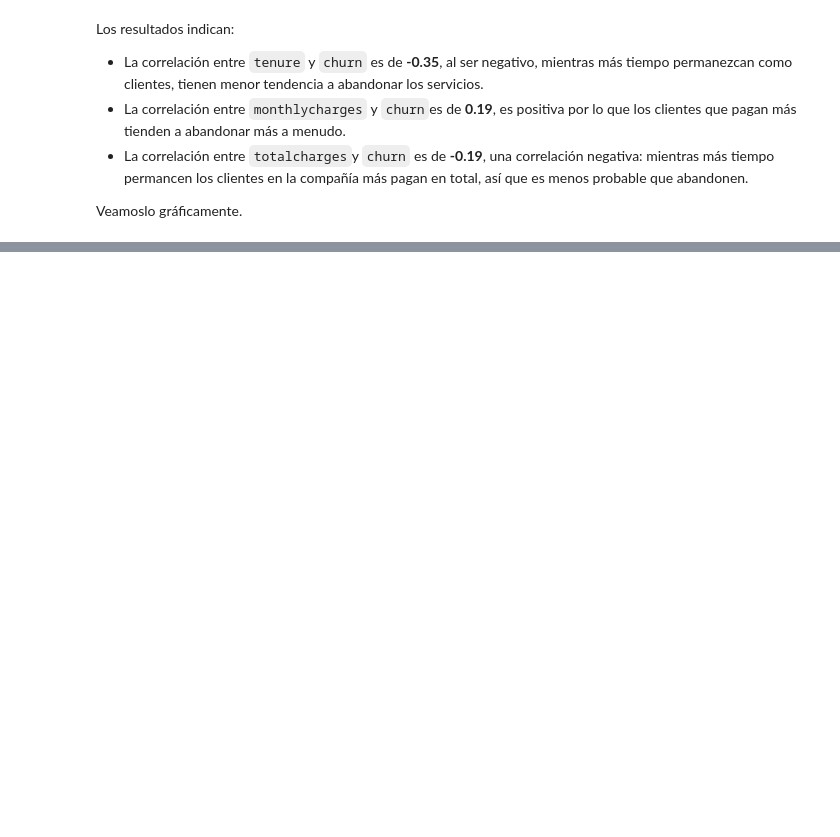
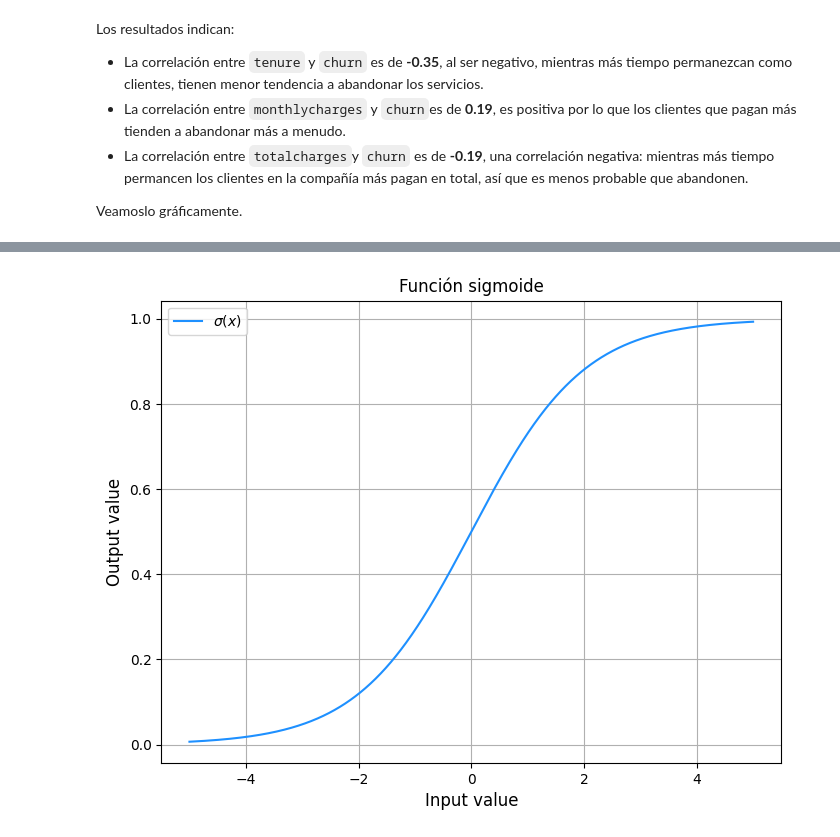
Before and after one commit to FranzValerio/churn-prediction, a Jupyter notebook: churn-predict.ipynb, the cells around one changed output, grey strips where cells are left out. Cells and saved outputs as stored; diff of their text form; code cells hidden in the pictures; blank space fills up the shorter version.

```diff
--- a/churn-predict.ipynb
+++ b/churn-predict.ipynb
@@ -462,0 +866,17 @@ plt.show()
+# %%
+def sigmoid(x):
+
+    return 1/(1 + np.exp(-x))
+
+a = np.linspace(-5,5,1000)
+
+fig, ax = plt.subplots(1,1, figsize = (8,6))
+ax.plot(a, sigmoid(a), color = 'dodgerblue', label = r'$\sigma(x)$')
+ax.set_xlabel('Input value', fontsize = 12)
+ax.set_ylabel('Output value', fontsize = 12)
+ax.set_title('Función sigmoide', fontsize = 12)
+ax.grid()
+ax.legend()
+plt.show()
+# %% [output]
+[figure, added]
```
Also changed, not shown: parts of 54 cells of this notebook, 2 other files.
